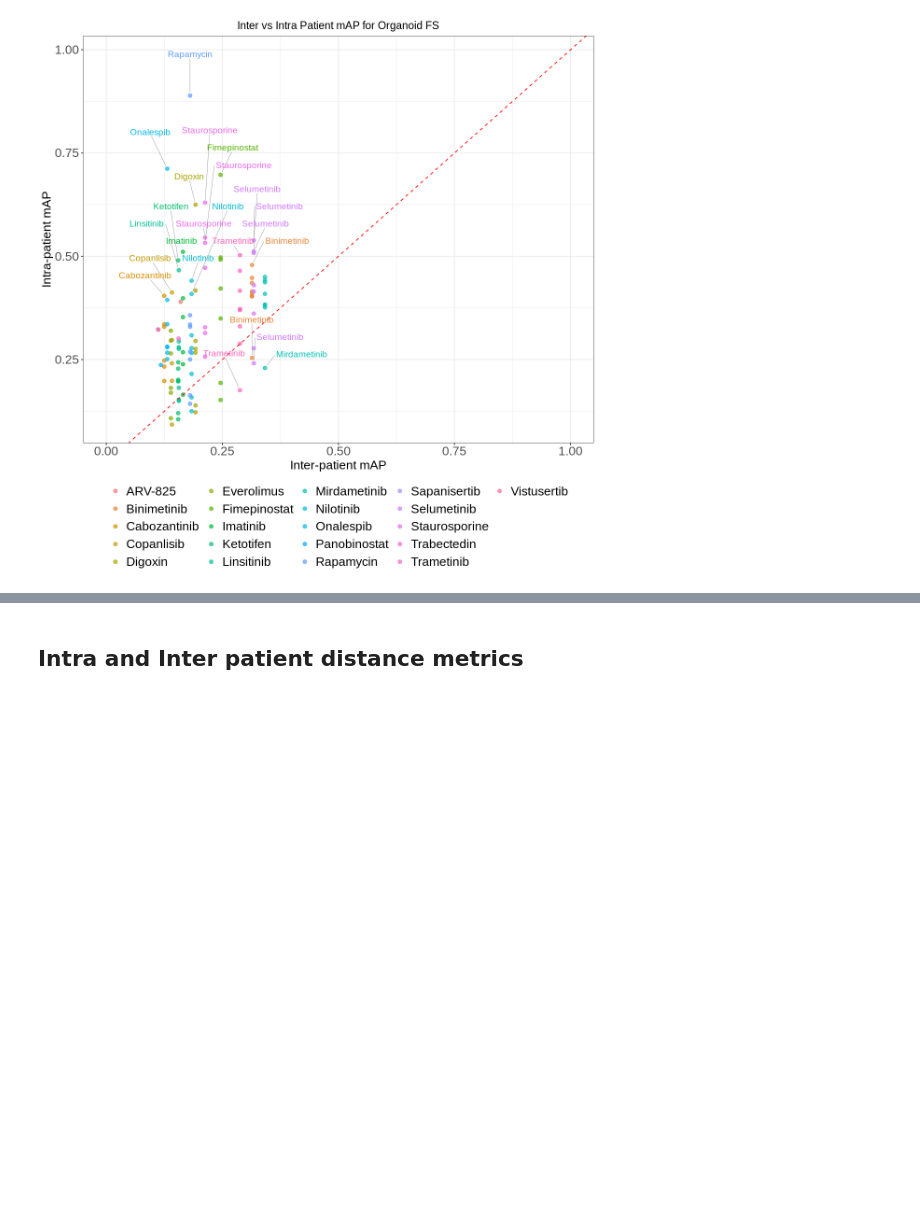
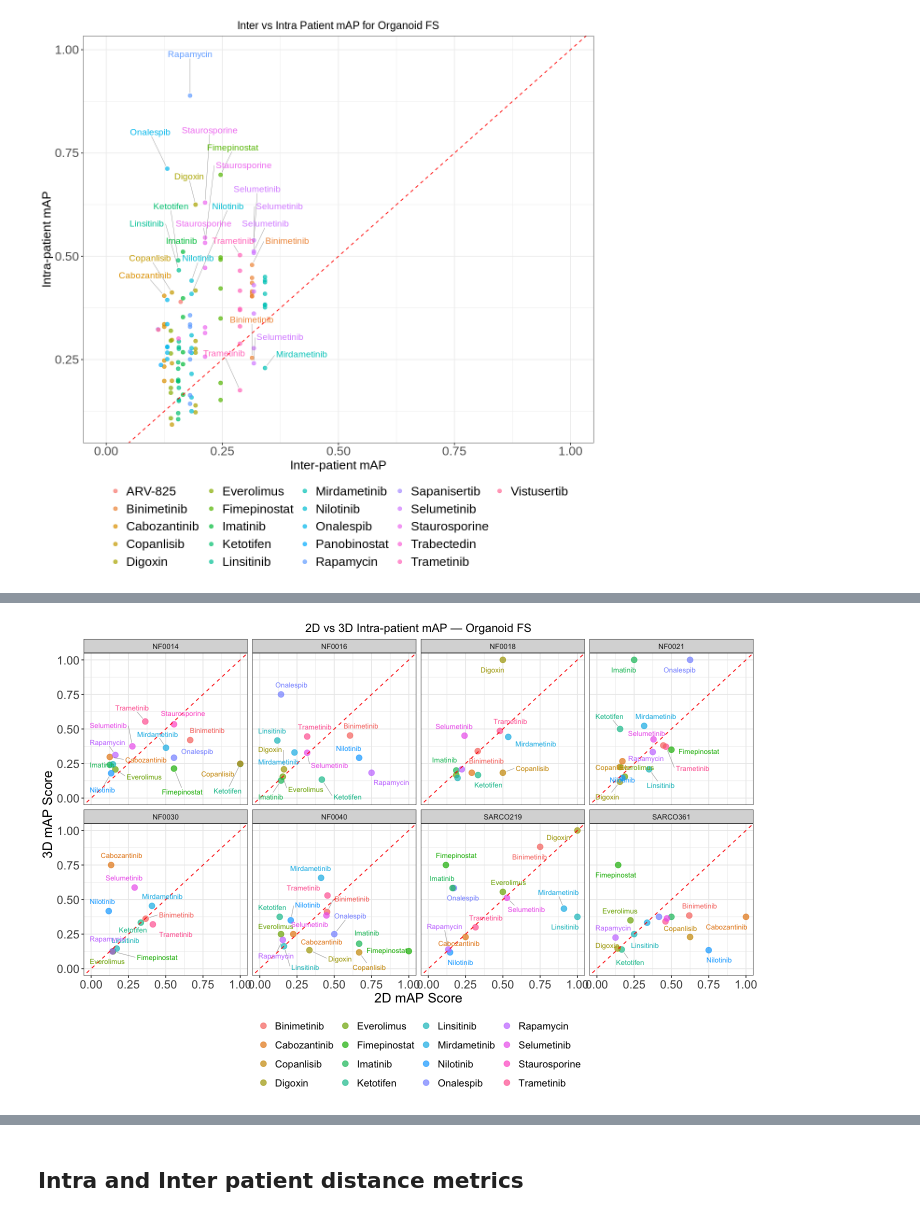
Before and after one commit to MikeLippincott/NF1_organoid_profile_analysis, a Jupyter notebook: 1.EDA/notebooks/6.plot_metrics_and_mAP.ipynb, the cells around one changed output, grey strips where cells are left out. Saved outputs shown, nothing was run; the diff lists cells and outputs as text; code cells hidden in the pictures; blank space fills up the shorter version.

```diff
--- a/1.EDA/notebooks/6.plot_metrics_and_mAP.ipynb
+++ b/1.EDA/notebooks/6.plot_metrics_and_mAP.ipynb
@@ -524,0 +554,57 @@ Warning message:
+# %%
+# Organoid: 2D vs 3D mAP scatter plot faceted by patient
+width <- 12
+height <- 8
+options(repr.plot.width = width, repr.plot.height = height)
+
+organoid_2d_vs_3d_plot <- (
+    ggplot(
+        data = organoid_merged,
+        aes(
+            x = mAP_2D,
+            y = mAP_3D,
+            color = Metadata_treatment
+        )
+    )
+    + geom_point(size = 3, alpha = 0.7)
+    + geom_abline(slope = 1, intercept = 0, linetype = "dashed", color = "red")
+    + labs(
+        x = "2D mAP Score",
+        y = "3D mAP Score",
+        title = "2D vs 3D Intra-patient mAP — Organoid FS"
+    )
+    + theme_bw()
+    + theme(
+        plot.title = element_text(hjust = 0.5, size = 14),
+        axis.title.x = element_text(size = 16),
+        axis.title.y = element_text(size = 16),
+        axis.text.x = element_text(size = 14),
+        axis.text.y = element_text(size = 14),
+        legend.position = "bottom",
+        legend.title = element_blank(),
+        legend.text = element_text(size = 12)
+    )
+    + xlim(0, 1)
+    + ylim(0, 1)
+    + facet_wrap(~Metadata_patient, ncol = 4)
+    + geom_text_repel(
+        aes(label = Metadata_treatment),
+        size = 3,
+        show.legend = FALSE,
+        segment.color = "grey50",
+        segment.size = 0.2,
+        box.padding = 0.5,
+        point.padding = 0.5,
+        max.overlaps = 10
+    )
+)
+
+ggsave(
+    filename = file.path(figures_path, "organoid_fs_2d_vs_3d_intra_mAP.png"),
+    plot = organoid_2d_vs_3d_plot,
+    width = width,
+    height = height,
+    dpi = 600
+)
+organoid_2d_vs_3d_plot
+# %% [output]
@@ -524,0 +629 @@ Warning message:
+[figure, added]
```
Also changed, not shown: parts of 16 cells of this notebook, 11 other files.
